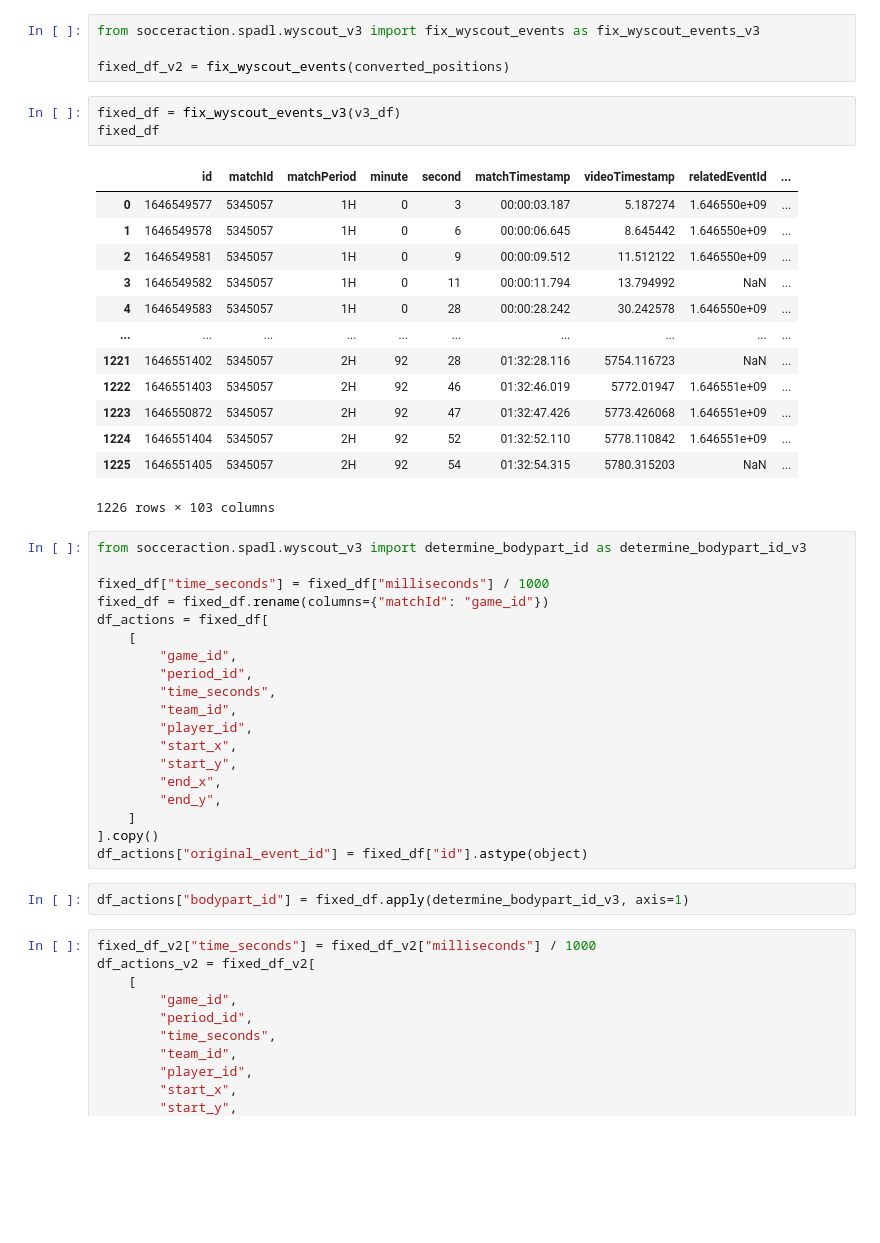
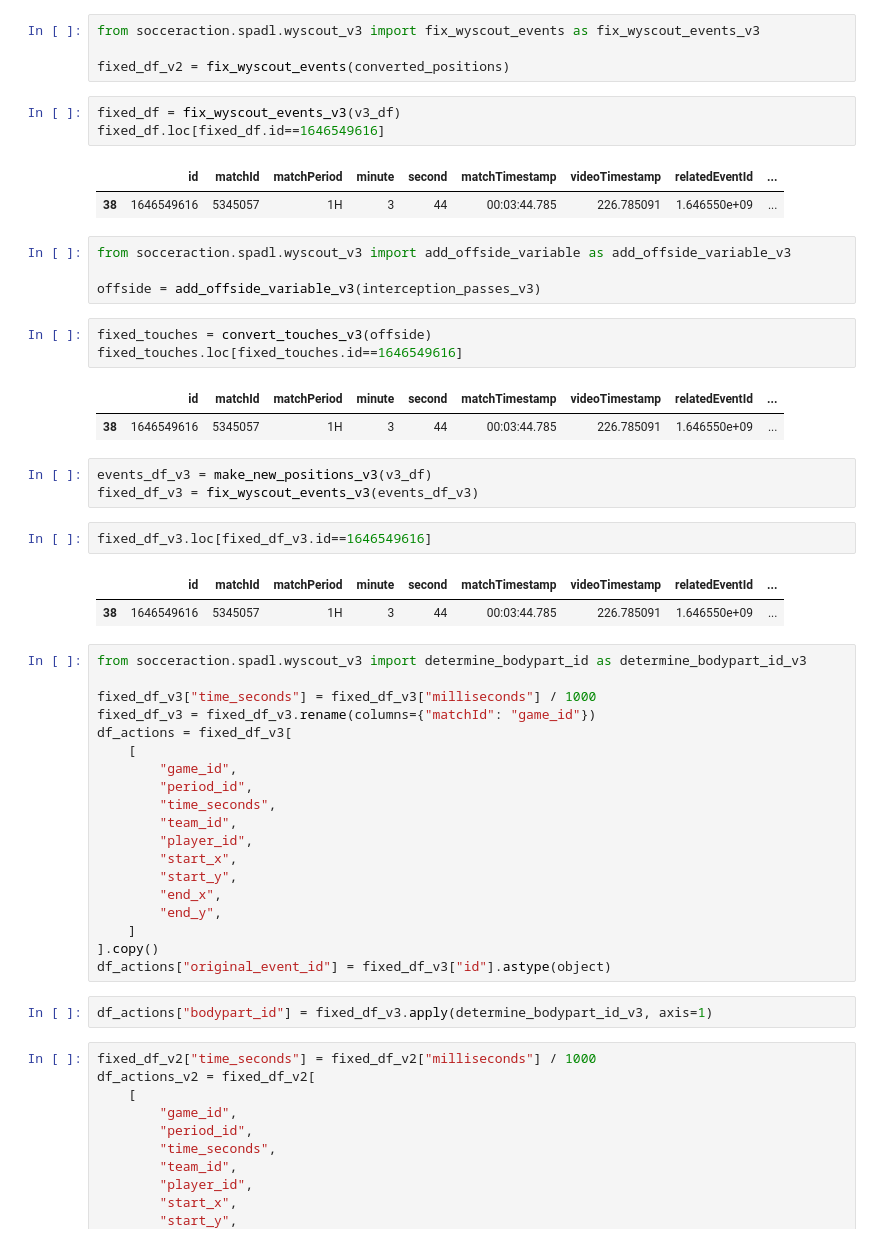
Before and after one commit to liammoore44/wyscout-spadl-conversion, a Jupyter notebook: test_notebooks/Wyscout-conversion.ipynb, the cells around one changed output. Cells and saved outputs as stored; diff of their text form; blank space fills up the shorter version.

```diff
--- a/test_notebooks/Wyscout-conversion.ipynb
+++ b/test_notebooks/Wyscout-conversion.ipynb
@@ -420,27 +527,34 @@ from socceraction.spadl.wyscout_v3 import fix_wyscout_events as fix_wyscout_even
 fixed_df_v2 = fix_wyscout_events(converted_positions)
 # %%
 fixed_df = fix_wyscout_events_v3(v3_df)
-fixed_df
+fixed_df.loc[fixed_df.id==1646549616]
 # %% [output]
 |  | id | matchId | matchPeriod | minute | second | matchTimestamp | videoTimestamp | relatedEventId | ... |
-| 0 | 1646549577 | 5345057 | 1H | 0 | 3 | 00:00:03.187 | 5.187274 | 1.646550e+09 | ... |
-| 1 | 1646549578 | 5345057 | 1H | 0 | 6 | 00:00:06.645 | 8.645442 | 1.646550e+09 | ... |
-| 2 | 1646549581 | 5345057 | 1H | 0 | 9 | 00:00:09.512 | 11.512122 | 1.646550e+09 | ... |
-| 3 | 1646549582 | 5345057 | 1H | 0 | 11 | 00:00:11.794 | 13.794992 | NaN | ... |
-| 4 | 1646549583 | 5345057 | 1H | 0 | 28 | 00:00:28.242 | 30.242578 | 1.646550e+09 | ... |
-| ... | ... | ... | ... | ... | ... | ... | ... | ... | ... |
-| 1221 | 1646551402 | 5345057 | 2H | 92 | 28 | 01:32:28.116 | 5754.116723 | NaN | ... |
-| 1222 | 1646551403 | 5345057 | 2H | 92 | 46 | 01:32:46.019 | 5772.01947 | 1.646551e+09 | ... |
-| 1223 | 1646550872 | 5345057 | 2H | 92 | 47 | 01:32:47.426 | 5773.426068 | 1.646551e+09 | ... |
-| 1224 | 1646551404 | 5345057 | 2H | 92 | 52 | 01:32:52.110 | 5778.110842 | 1.646551e+09 | ... |
-| 1225 | 1646551405 | 5345057 | 2H | 92 | 54 | 01:32:54.315 | 5780.315203 | NaN | ... |
+| 38 | 1646549616 | 5345057 | 1H | 3 | 44 | 00:03:44.785 | 226.785091 | 1.646550e+09 | ... |
-1226 rows × 103 columns
+# %%
+from socceraction.spadl.wyscout_v3 import add_offside_variable as add_offside_variable_v3
+
+offside = add_offside_variable_v3(interception_passes_v3)
+# %%
+fixed_touches = convert_touches_v3(offside)
+fixed_touches.loc[fixed_touches.id==1646549616]
+# %% [output]
+|  | id | matchId | matchPeriod | minute | second | matchTimestamp | videoTimestamp | relatedEventId | ... |
+| 38 | 1646549616 | 5345057 | 1H | 3 | 44 | 00:03:44.785 | 226.785091 | 1.646550e+09 | ... |
+# %%
+events_df_v3 = make_new_positions_v3(v3_df)
+fixed_df_v3 = fix_wyscout_events_v3(events_df_v3)
+# %%
+fixed_df_v3.loc[fixed_df_v3.id==1646549616]
+# %% [output]
+|  | id | matchId | matchPeriod | minute | second | matchTimestamp | videoTimestamp | relatedEventId | ... |
+| 38 | 1646549616 | 5345057 | 1H | 3 | 44 | 00:03:44.785 | 226.785091 | 1.646550e+09 | ... |
 # %%
 from socceraction.spadl.wyscout_v3 import determine_bodypart_id as determine_bodypart_id_v3
 
-fixed_df["time_seconds"] = fixed_df["milliseconds"] / 1000
-fixed_df = fixed_df.rename(columns={"matchId": "game_id"})
-df_actions = fixed_df[
+fixed_df_v3["time_seconds"] = fixed_df_v3["milliseconds"] / 1000
+fixed_df_v3 = fixed_df_v3.rename(columns={"matchId": "game_id"})
+df_actions = fixed_df_v3[
     [
         "game_id",
         "period_id",
@@ -453,9 +567,9 @@ df_actions = fixed_df[
         "end_y",
     ]
 ].copy()
-df_actions["original_event_id"] = fixed_df["id"].astype(object)
+df_actions["original_event_id"] = fixed_df_v3["id"].astype(object)
 # %%
-df_actions["bodypart_id"] = fixed_df.apply(determine_bodypart_id_v3, axis=1)
+df_actions["bodypart_id"] = fixed_df_v3.apply(determine_bodypart_id_v3, axis=1)
 # %%
 fixed_df_v2["time_seconds"] = fixed_df_v2["milliseconds"] / 1000
 df_actions_v2 = fixed_df_v2[
```
Also changed, not shown: parts of 63 cells of this notebook, 3 other files.
